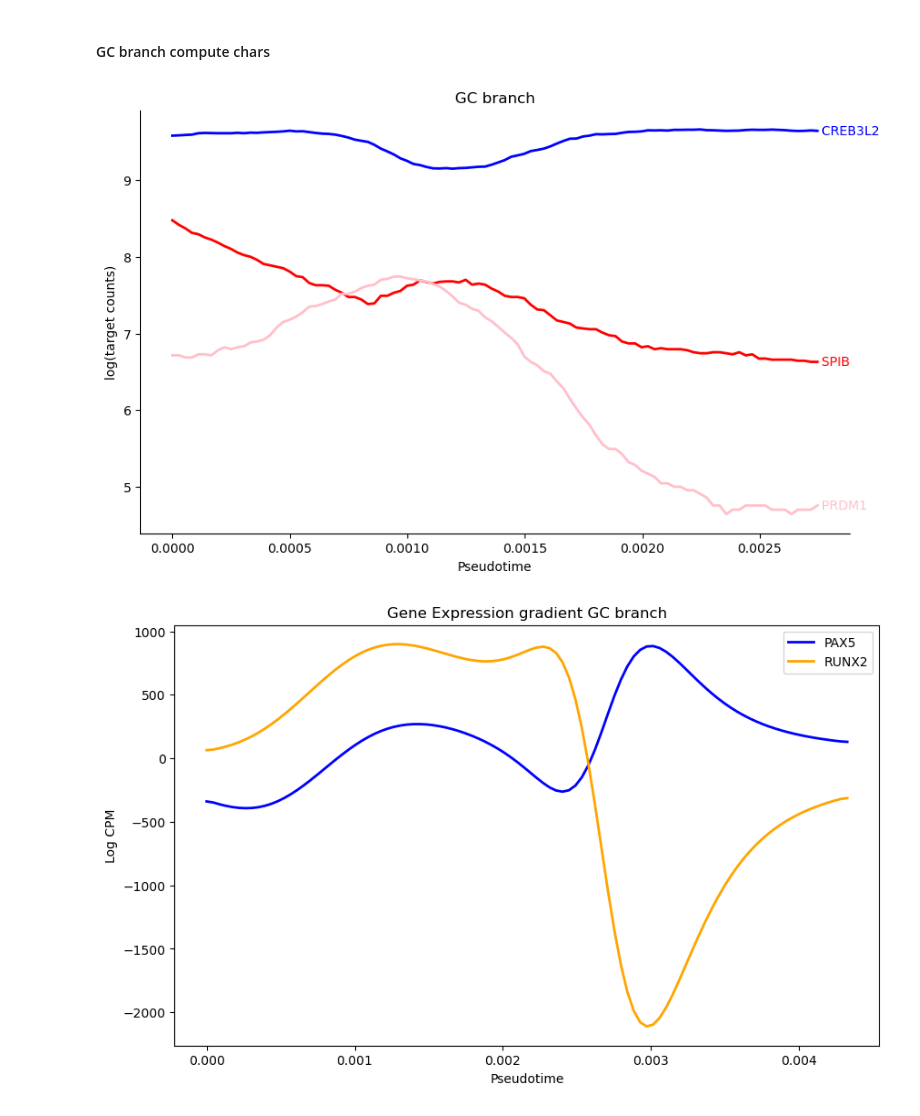
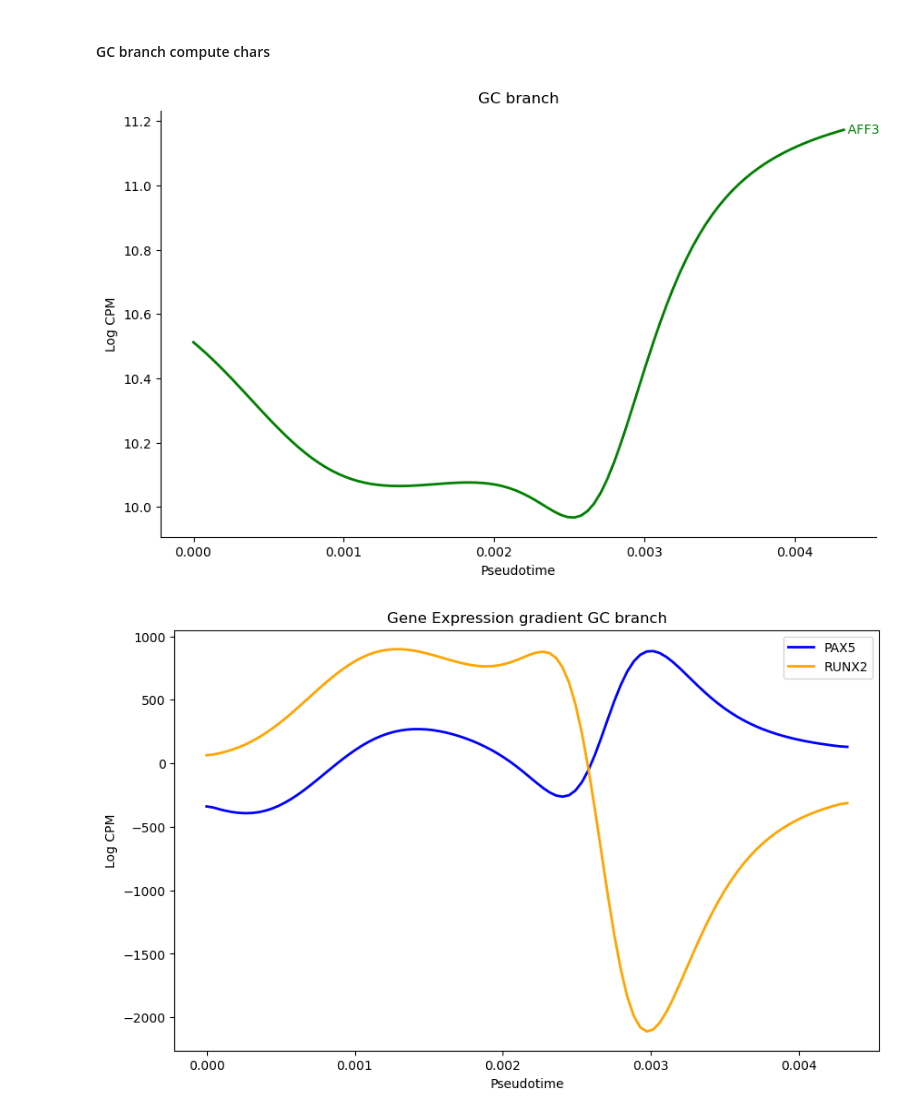
Before and after one commit to sachha-naksha/B_Cell_States, a Jupyter notebook: multiome_dynamic_regulation/py_scripts/analysis/global_grn_dynamics.ipynb, the cells around one changed output. Drawn from its saved outputs; the diff is of its cells as text; code cells hidden in the pictures.

```diff
--- a/multiome_dynamic_regulation/py_scripts/analysis/global_grn_dynamics.ipynb
+++ b/multiome_dynamic_regulation/py_scripts/analysis/global_grn_dynamics.ipynb
@@ -22,16 +22,6 @@ pb_with_actb_indices = abc_window_indices + pb_window_indices
 gc_with_actb_indices = abc_window_indices + gc_window_indices
 # %% [markdown]
 # Discover early to late peaking TFs through regulatory curve characteristics
-# %%
-# Removes CPU usage limit by some jupyter versions
-import os
-os.environ['KMP_AFFINITY'] = ''
-# Configure matplotlib to enable large animations
-import matplotlib
-matplotlib.rcParams['animation.embed_limit'] = 2**128
-import matplotlib.pyplot as plt
-# Prepare trajectory files
-import pandas as pd
 # %%
 #Trajectory branch defined as (starting node, ending node) from trajectory inference
 #See main1.ipynb
@@ -383,8 +367,8 @@ fig, ax, cmap = fig_expression_gradient_heatmap(
 # %%
 # get line plots for pax5, runx2
 # Call compute_chars for expression mode
-dy_pb, dx_pb = compute_chars(dictys_dynamic_object,
-    start=1,          # Starting node ID
+dy_pb, dx_pb = compute_curves(dictys_dynamic_object,
+    start=0,          # Starting node ID
     stop=2,           # Ending node ID
     num=100,          # Number of points to interpolate
     dist=0.0005,      # Smoothing distance
@@ -407,8 +391,8 @@ ax.spines['top'].set_visible(False)
 ax.spines['right'].set_visible(False)
 
 # Highlight specific genes
-genes_of_interest = ['BATF','IRF4','IRF8','SPIB','PRDM1','MYC','IL2RA','CCND2']
-colors = ['blue','green','brown','red','purple','orange','gray','pink']  # Define colors for each gene
+genes_of_interest = ['AFF3']
+colors = ['green']   # Define colors for each gene
 
 for gene, color in zip(genes_of_interest, colors):
     if gene in dy_pb.index:
@@ -420,6 +404,6 @@ for gene, color in zip(genes_of_interest, colors):
 
 plt.xlabel('Pseudotime')
 plt.ylabel('Log CPM')
-plt.title('Gene Expression PB branch')
+plt.title('PB branch')
 plt.show()
 # %% [output]
@@ -446,12 +430,12 @@ plt.show()
 # %% [markdown]
 #### GC branch compute chars
 # %%
-dy_gc, dx_gc = compute_chars(dictys_dynamic_object,
-    start=0,          # Starting node ID
+dy_gc, dx_gc = compute_curves(dictys_dynamic_object,
+    start=1,          # Starting node ID
     stop=3,           # Ending node ID
     num=100,          # Number of points to interpolate
     dist=0.0005,      # Smoothing distance
-    mode='regulation' # Use expression (CPM)/ regulation (target counts) mode
+    mode='expression' # Use expression (CPM)/ regulation (target counts) mode
 )
 # %%
 # Calculate gradients for all genes
@@ -463,28 +447,28 @@ gradients_df_gc = pd.DataFrame(
 # %%
 # Plot expression trajectories
 fig = plt.figure(figsize=(10, 6))
 ax = plt.gca()  # Get current axes
 
 # Remove top and right spines
 ax.spines['top'].set_visible(False)
 ax.spines['right'].set_visible(False)
 
-genes_of_interest = ['CREB3L2','SPIB','PRDM1']
-colors = ['blue','red','pink']  # Define colors for each gene
+genes_of_interest = ['AFF3']
+colors = ['green'] # Define colors for each gene
 
 for gene, color in zip(genes_of_interest, colors):
     if gene in dy_gc.index:
         line = plt.plot(dx_gc, dy_gc.loc[gene], linewidth=2, color=color)
         # Add label at the end of the line
         plt.text(dx_gc.iloc[-1], dy_gc.loc[gene].iloc[-1], f' {gene}',
                 color=color,
                 verticalalignment='center')
 plt.xlabel('Pseudotime')
-plt.ylabel('log(target counts)')
+plt.ylabel('Log CPM')
 plt.title('GC branch')
 plt.show()
 # %% [output]
-[figure, old version]
+[figure, new version]
 # %%
 # Plot expression trajectories
 plt.figure(figsize=(10, 6))
```
Also changed, not shown: parts of 2 cells of this notebook, 3 other files.
